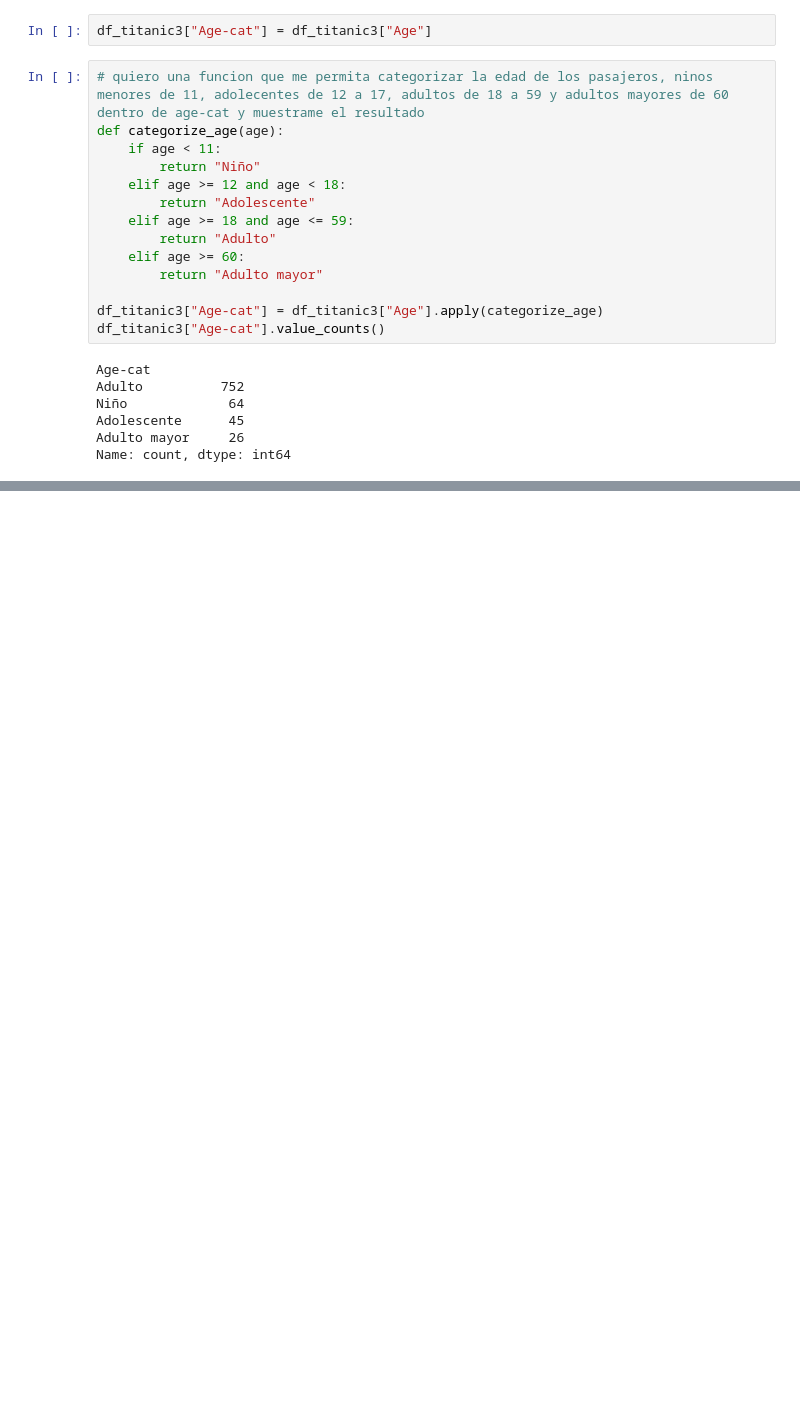
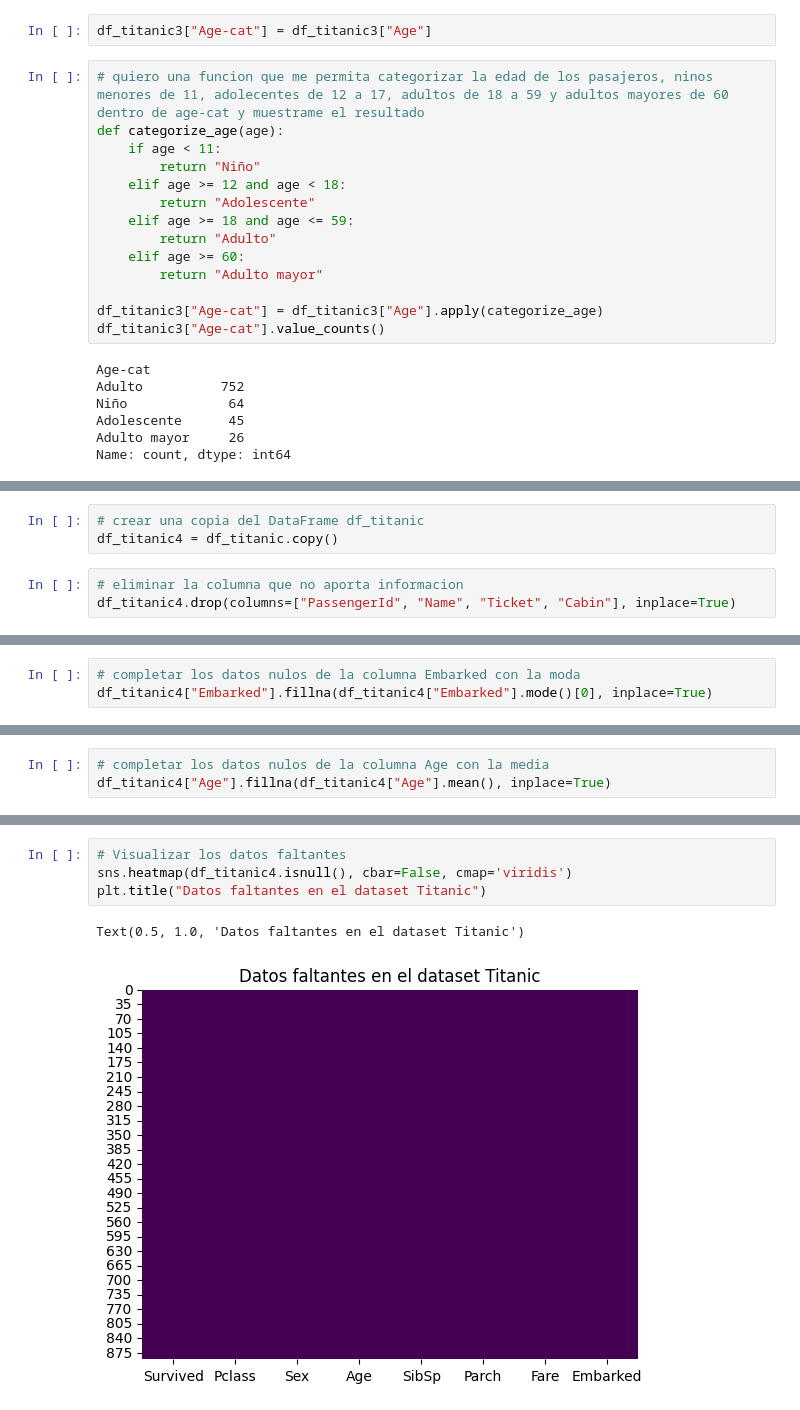
Before and after one commit to jlbonac/pandas-sesion-1, a Jupyter notebook: pandas-sesion-1.ipynb, the cells around one changed output, grey strips where cells are left out. Saved outputs shown, nothing was run; the diff lists cells and outputs as text; blank space fills up the shorter version.

```diff
--- a/pandas-sesion-1.ipynb
+++ b/pandas-sesion-1.ipynb
@@ -578,0 +616,6 @@ Name: count, dtype: int64
+# %%
+# crear una copia del DataFrame df_titanic
+df_titanic4 = df_titanic.copy()
+# %%
+# eliminar la columna que no aporta informacion
+df_titanic4.drop(columns=["PassengerId", "Name", "Ticket", "Cabin"], inplace=True)
@@ -578,0 +629,3 @@ Name: count, dtype: int64
+# %%
+# completar los datos nulos de la columna Embarked con la moda
+df_titanic4["Embarked"].fillna(df_titanic4["Embarked"].mode()[0], inplace=True)
@@ -578,0 +639,3 @@ Name: count, dtype: int64
+# %%
+# completar los datos nulos de la columna Age con la media
+df_titanic4["Age"].fillna(df_titanic4["Age"].mean(), inplace=True)
@@ -578,0 +662,7 @@ Name: count, dtype: int64
+# %%
+# Visualizar los datos faltantes
+sns.heatmap(df_titanic4.isnull(), cbar=False, cmap='viridis')
+plt.title("Datos faltantes en el dataset Titanic")
+# %% [output]
+Text(0.5, 1.0, 'Datos faltantes en el dataset Titanic')
+[figure, added]
```
Also changed, not shown: parts of 17 cells of this notebook, 1 other file.
